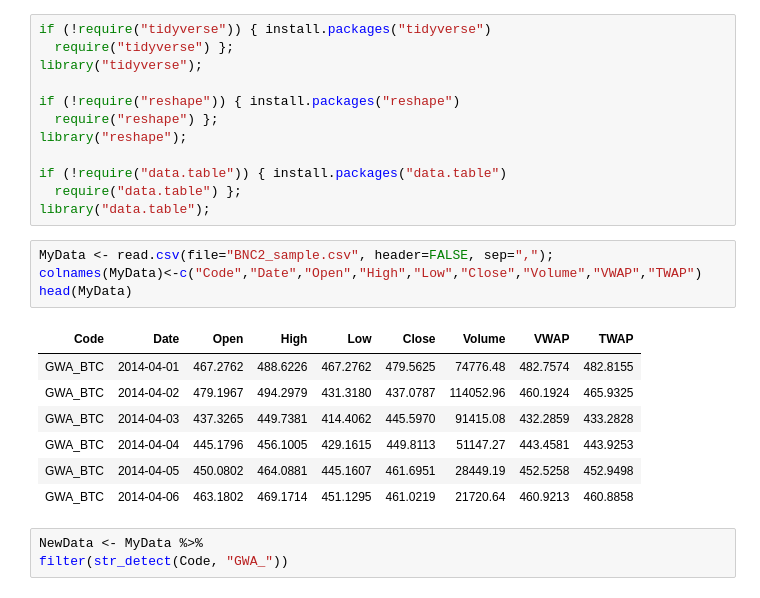
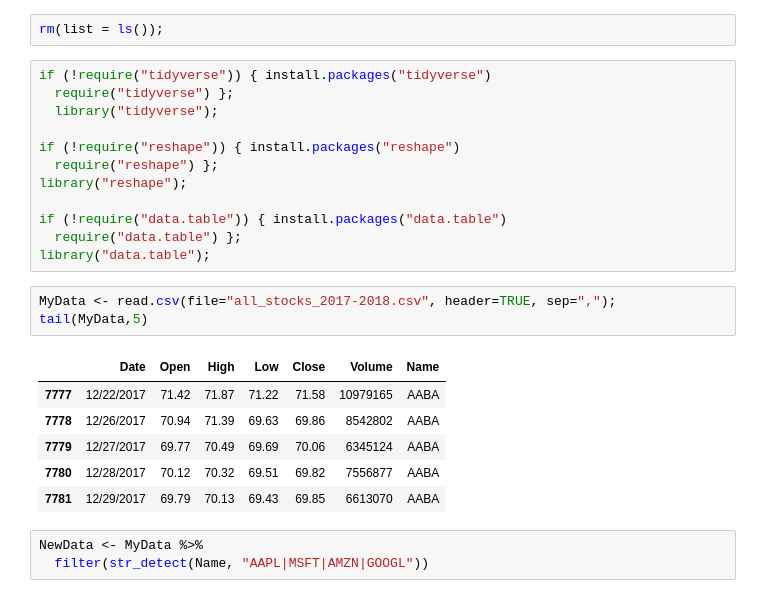
Before and after one commit to LinhHoang8997/Python-vs-R, a Jupyter notebook: Data Wrangling in R.ipynb, the cells around one changed output. Drawn from its saved outputs; the diff is of its cells as text.

```diff
--- a/Data Wrangling in R.ipynb
+++ b/Data Wrangling in R.ipynb
@@ -1,7 +1,9 @@
+# %%
+rm(list = ls());
 # %%
 if (!require("tidyverse")) { install.packages("tidyverse")
   require("tidyverse") };
-library("tidyverse");
+  library("tidyverse");
 
 if (!require("reshape")) { install.packages("reshape")
   require("reshape") };
@@ -10,19 +12,17 @@ library("reshape");
 if (!require("data.table")) { install.packages("data.table")
   require("data.table") };
 library("data.table");
-# %%
-MyData <- read.csv(file="BNC2_sample.csv", header=FALSE, sep=",");
-colnames(MyData)<-c("Code","Date","Open","High","Low","Close","Volume","VWAP","TWAP")
-head(MyData)
-# %% [output]
-| Code | Date | Open | High | Low | Close | Volume | VWAP | TWAP |
-| GWA_BTC | 2014-04-01 | 467.2762 | 488.6226 | 467.2762 | 479.5625 | 74776.48 | 482.7574 | 482.8155 |
-| GWA_BTC | 2014-04-02 | 479.1967 | 494.2979 | 431.3180 | 437.0787 | 114052.96 | 460.1924 | 465.9325 |
-| GWA_BTC | 2014-04-03 | 437.3265 | 449.7381 | 414.4062 | 445.5970 | 91415.08 | 432.2859 | 433.2828 |
-| GWA_BTC | 2014-04-04 | 445.1796 | 456.1005 | 429.1615 | 449.8113 | 51147.27 | 443.4581 | 443.9253 |
-| GWA_BTC | 2014-04-05 | 450.0802 | 464.0881 | 445.1607 | 461.6951 | 28449.19 | 452.5258 | 452.9498 |
-| GWA_BTC | 2014-04-06 | 463.1802 | 469.1714 | 451.1295 | 461.0219 | 21720.64 | 460.9213 | 460.8858 |
+# %%
+MyData <- read.csv(file="all_stocks_2017-2018.csv", header=TRUE, sep=",");
+tail(MyData,5)
+# %% [output]
+|  | Date | Open | High | Low | Close | Volume | Name |
+| 7777 | 12/22/2017 | 71.42 | 71.87 | 71.22 | 71.58 | 10979165 | AABA |
+| 7778 | 12/26/2017 | 70.94 | 71.39 | 69.63 | 69.86 | 8542802 | AABA |
+| 7779 | 12/27/2017 | 69.77 | 70.49 | 69.69 | 70.06 | 6345124 | AABA |
+| 7780 | 12/28/2017 | 70.12 | 70.32 | 69.51 | 69.82 | 7556877 | AABA |
+| 7781 | 12/29/2017 | 69.79 | 70.13 | 69.43 | 69.85 | 6613070 | AABA |
 # %%
 NewData <- MyData %>%
-filter(str_detect(Code, "GWA_"))
+  filter(str_detect(Name, "AAPL|MSFT|AMZN|GOOGL"))
 # %%
```
Also changed, not shown: parts of 13 cells of this notebook, 1 other file.
